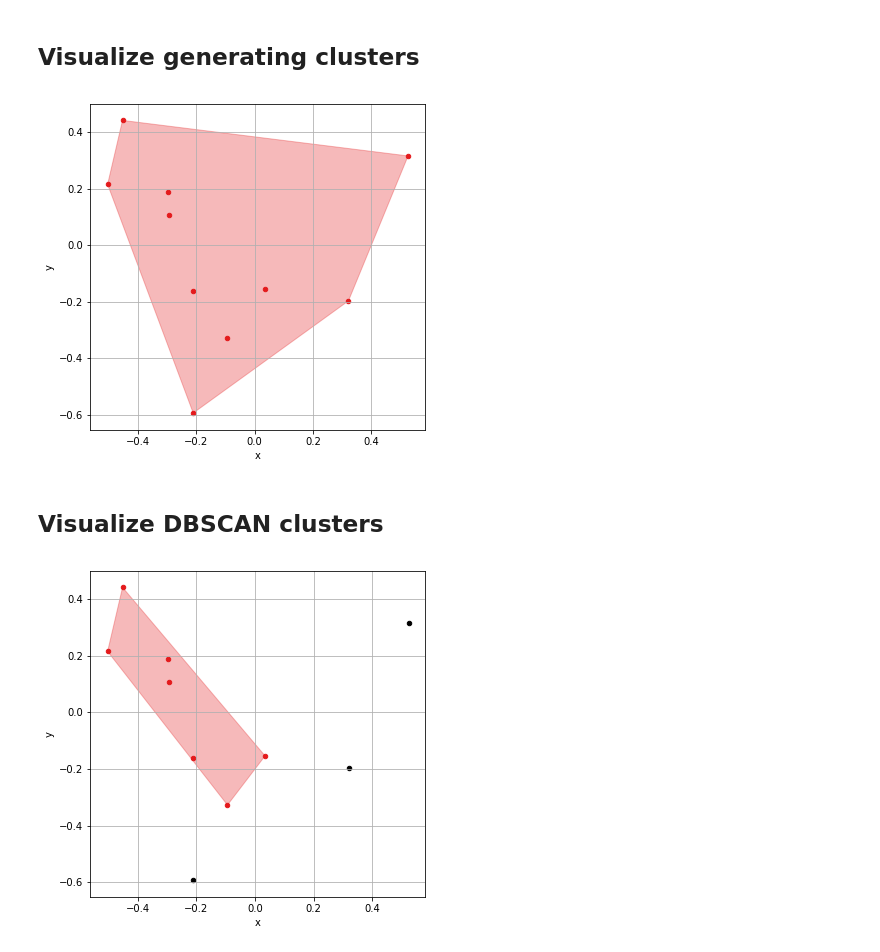
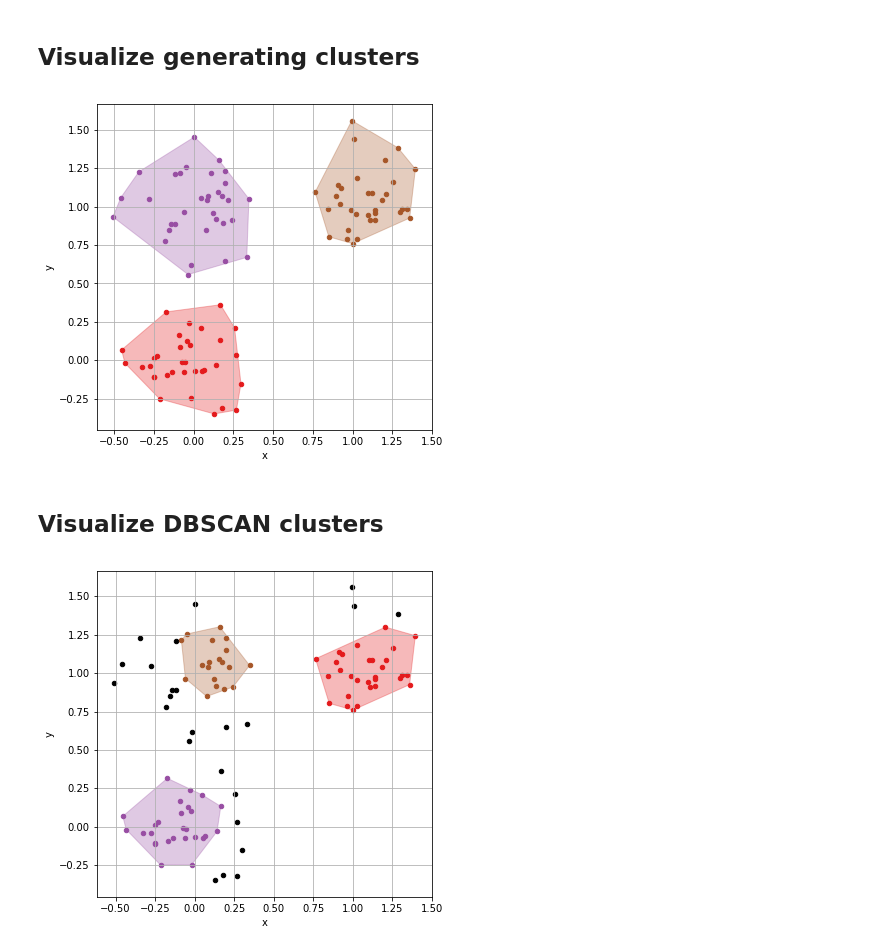
Before and after one commit to jlas/misc, a Jupyter notebook: notebooks/cluster.ipynb, the cells around one changed output. Drawn from its saved outputs; the diff is of its cells as text; code cells hidden in the pictures.

Commit message:
[notebooks] Add cluster notebook

```diff
--- a/notebooks/cluster.ipynb
+++ b/notebooks/cluster.ipynb
@@ -40,19 +40,19 @@ def draw_clusters(points, cluster_ids):
 # %%
 # Generate some points
 points, cluster_ids = make_blobs(
-    n_samples=10, centers=[[0, 0]], cluster_std=0.2)
+    n_samples=100, centers=[[0, 0], [0, 1], [1, 1]], cluster_std=0.2)
 df = pd.DataFrame.from_records(points, columns=['x', 'y'])
 # %% [markdown]
 ## Visualize generating clusters
 # %%
 draw_clusters(points, cluster_ids)
 # %% [output]
-[figure, old version]
+[figure, new version]
 # %% [markdown]
 ## Visualize DBSCAN clusters
 # %%
 from sklearn.cluster import DBSCAN
-db = DBSCAN(eps=0.4, min_samples=5).fit(points)
+db = DBSCAN(eps=0.2, min_samples=10).fit(points)
 draw_clusters(points, db.labels_)
 # %% [output]
-[figure, old version]
+[figure, new version]
```
